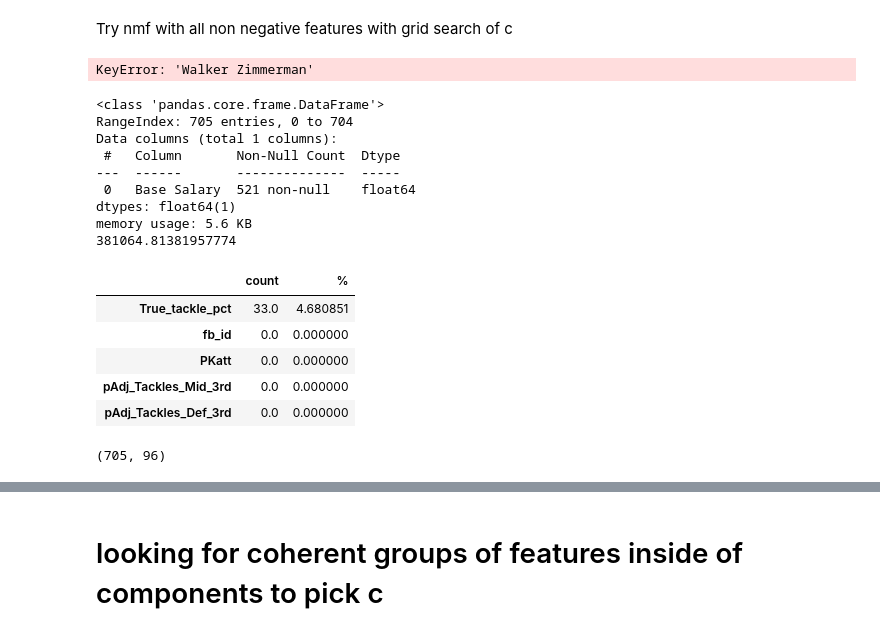
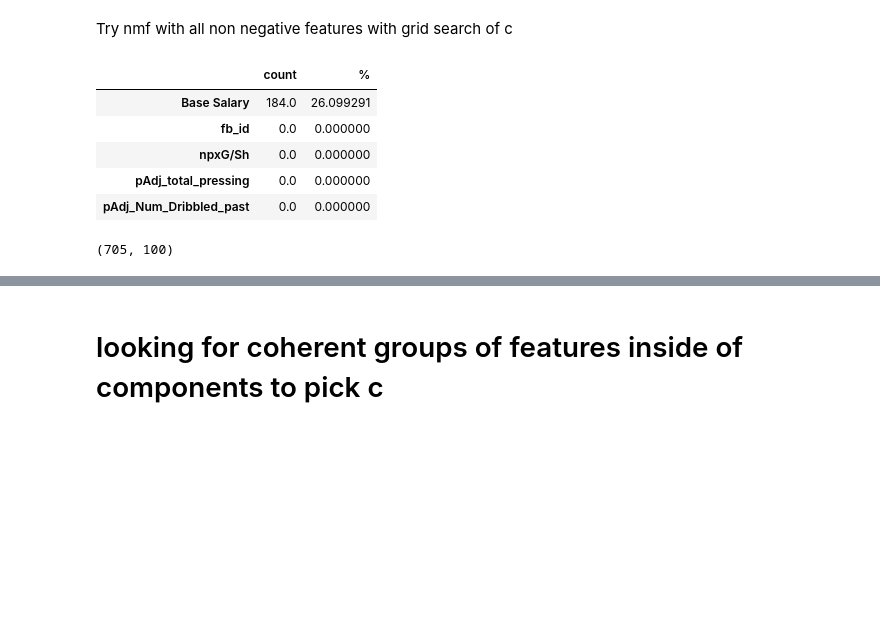
Before and after one commit to misterrustia/MLS_clustering_Captsone, a Jupyter notebook: feature_engineering/whole_df_tune.ipynb, the cells around one changed output, grey strips where cells are left out. Saved outputs shown, nothing was run; the diff lists cells and outputs as text; code cells hidden in the pictures; blank space fills up the shorter version.

```diff
--- a/feature_engineering/whole_df_tune.ipynb
+++ b/feature_engineering/whole_df_tune.ipynb
@@ -10,7 +10,3 @@ from sklearn.preprocessing import Normalizer ,MaxAbsScaler
 from sklearn.pipeline import make_pipeline
 # %%
 df = pd.read_csv('../data/final_per_90_and_pAdj.csv')
-# %%
-df.loc['Walker Zimmerman']
-# %% [output]
-KeyError: 'Walker Zimmerman'
@@ -17,52 +70,43 @@ KeyError: 'Walker Zimmerman'
 # %%
 # ## dont need club for NMF
 
-clubs = df['Club']
-df.drop(columns=['Club'],inplace=True)
-missing = [df.isnull().sum(),100*df.isnull().mean()]
-m = pd.DataFrame(missing)
-m = m.T
-m.columns=['count', '%']
-m = m.sort_values(by='count',ascending=False)
-m.head()
-df['Base Salary'] = df['Base Salary'].str.replace('$','')
-df['Base Salary'] = df['Base Salary'].str.replace(',','')
-df['Base Salary'] = pd.to_numeric(df['Base Salary'])
-df[['Base Salary']].info()
-cols = ['Base Salary']
-for col in cols:
-    print(df[col].mean())
-    df[col] = df[col].fillna(df[col].mean())
+# clubs = df['Club']
+# df.drop(columns=['Club'],inplace=True)
+# missing = [df.isnull().sum(),100*df.isnull().mean()]
+# m = pd.DataFrame(missing)
+# m = m.T
+# m.columns=['count', '%']
+# m = m.sort_values(by='count',ascending=False)
+# m.head()
+# df['Base Salary'] = df['Base Salary'].str.replace('$','')
+# df['Base Salary'] = df['Base Salary'].str.replace(',','')
+# df['Base Salary'] = pd.to_numeric(df['Base Salary'])
+# df[['Base Salary']].info()
+# cols = ['Base Salary']
+# for col in cols:
+#     print(df[col].mean())
+#     df[col] = df[col].fillna(df[col].mean())
 
 missing = [df.isnull().sum(),100*df.isnull().mean()]
 m = pd.DataFrame(missing)
 m = m.T
 m.columns=['count', '%']
 m = m.sort_values(by='count',ascending=False)
 m.head()
 # %% [output]
-<class 'pandas.core.frame.DataFrame'>
-RangeIndex: 705 entries, 0 to 704
-Data columns (total 1 columns):
- #   Column       Non-Null Count  Dtype
----  ------       --------------  -----
- 0   Base Salary  521 non-null    float64
-dtypes: float64(1)
-memory usage: 5.6 KB
-381064.81381957774
 |  | count | % |
-| True_tackle_pct | 33.0 | 4.680851 |
+| Base Salary | 184.0 | 26.099291 |
 | fb_id | 0.0 | 0.000000 |
-| PKatt | 0.0 | 0.000000 |
-| pAdj_Tackles_Mid_3rd | 0.0 | 0.000000 |
-| pAdj_Tackles_Def_3rd | 0.0 | 0.000000 |
+| npxG/Sh | 0.0 | 0.000000 |
+| pAdj_total_pressing | 0.0 | 0.000000 |
+| pAdj_Num_Dribbled_past | 0.0 | 0.000000 |
 # %%
 #drop cols with negatives
 
-df_n = df.drop(columns= ['True_tackle_pct','Player', 'Nation', 'Position','fb_id', 'player_name', 'Squad_from_op','G-xG','np:G-xG'])
+df_n = df.drop(columns= ['Base Salary','Player', 'Nation', 'Position','fb_id', 'player_name', 'Squad_from_op','G-xG','np:G-xG'])
 df_n.shape
 # %% [output]
-(705, 96)
+(705, 100)
 # %%
 df_n.columns.values
 # %% [output]
```
Also changed, not shown: parts of 13 cells of this notebook, 1 other file.
